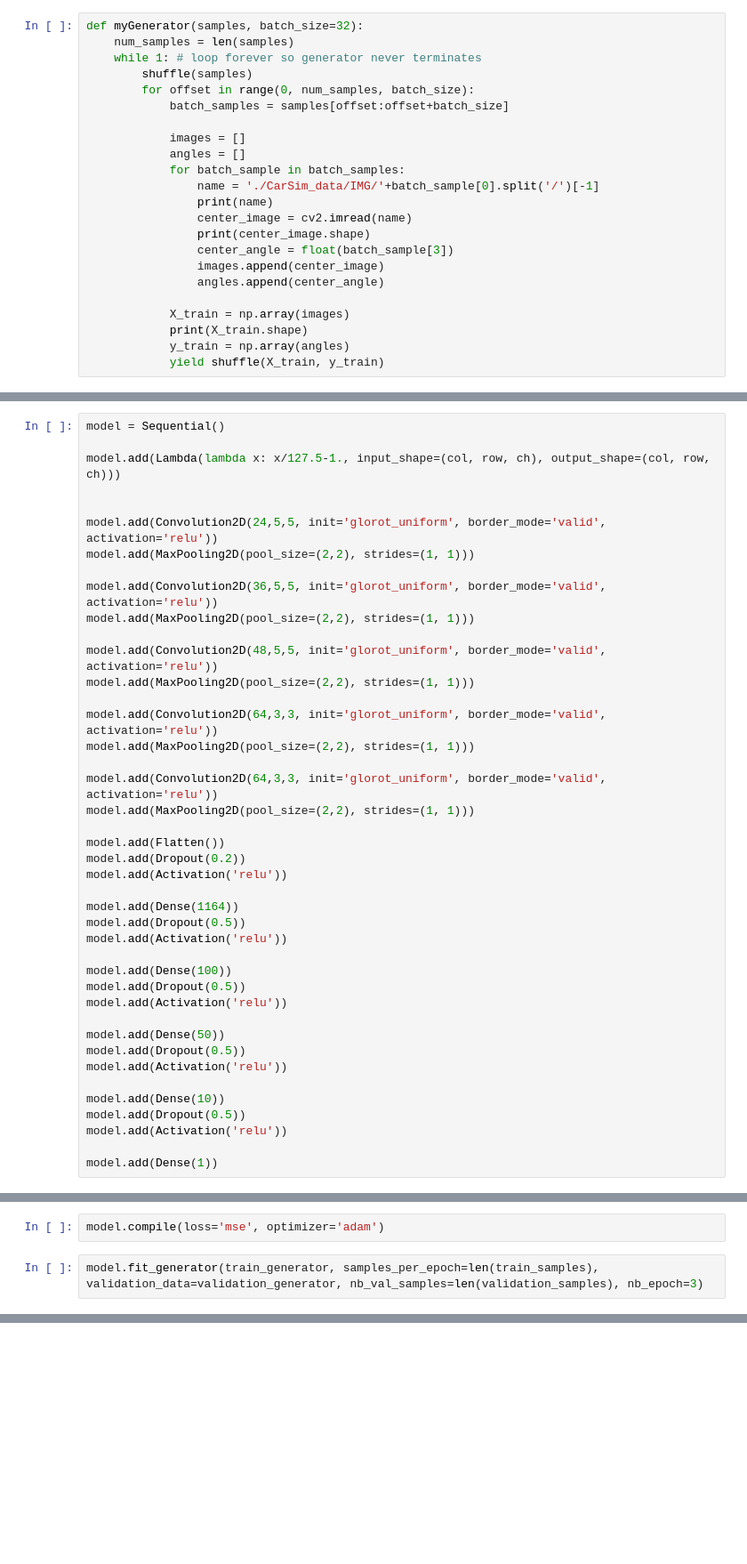
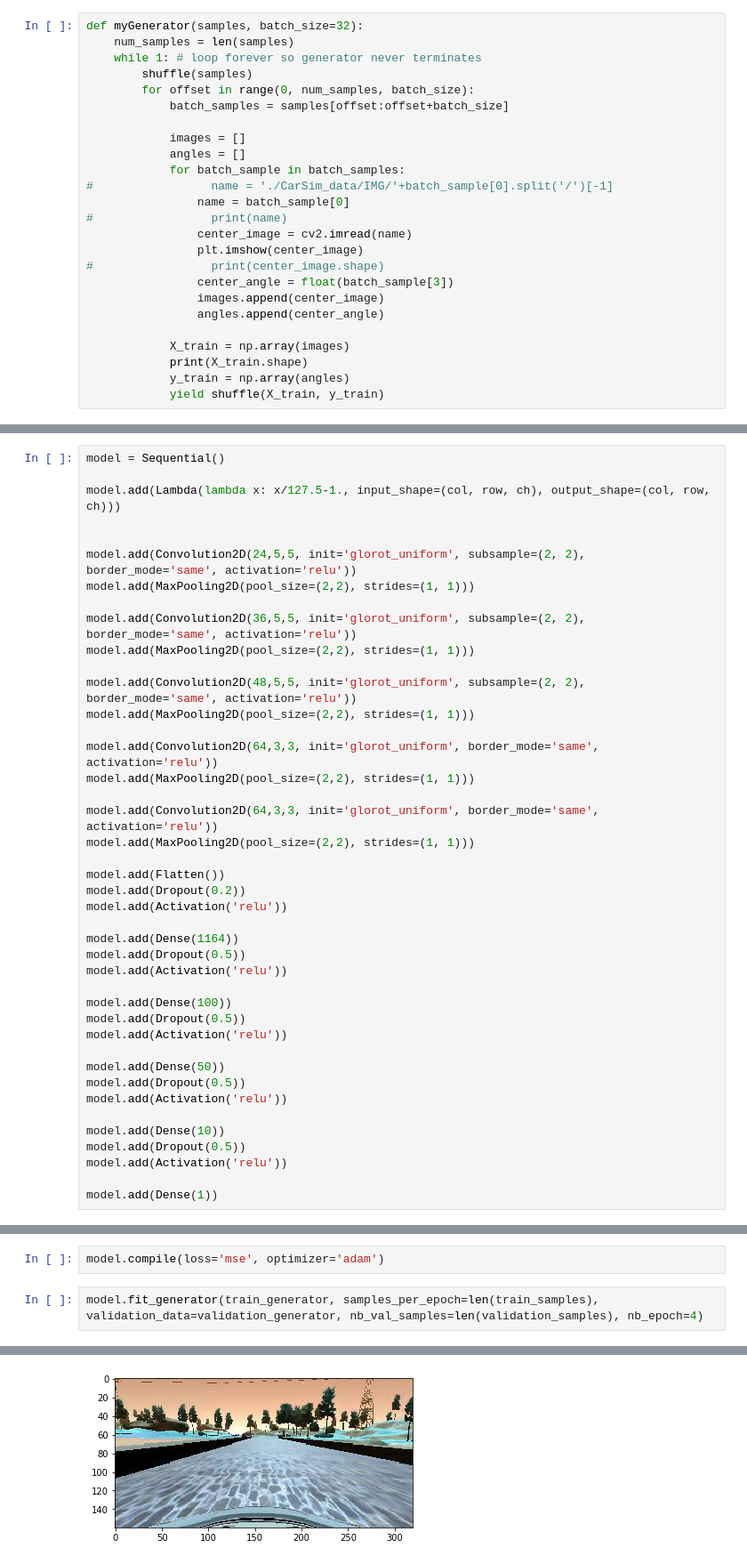
Before and after one commit to anujpotnis/CarND-Behavioral-Cloning-P3, a Jupyter notebook: model.ipynb, the cells around one changed output, grey strips where cells are left out. Shown at 89% size. Drawn from its saved outputs; the diff is of its cells as text; blank space fills up the shorter version.

```diff
--- a/model.ipynb
+++ b/model.ipynb
@@ -119,10 +135,12 @@ def myGenerator(samples, batch_size=32):
             images = []
             angles = []
             for batch_sample in batch_samples:
-                name = './CarSim_data/IMG/'+batch_sample[0].split('/')[-1]
-                print(name)
+#                 name = './CarSim_data/IMG/'+batch_sample[0].split('/')[-1]
+                name = batch_sample[0]
+#                 print(name)
                 center_image = cv2.imread(name)
-                print(center_image.shape)
+                plt.imshow(center_image)
+#                 print(center_image.shape)
                 center_angle = float(batch_sample[3])
                 images.append(center_image)
                 angles.append(center_angle)
@@ -150,19 +178,19 @@ model = Sequential()
 model.add(Lambda(lambda x: x/127.5-1., input_shape=(col, row, ch), output_shape=(col, row, ch)))
 
 
-model.add(Convolution2D(24,5,5, init='glorot_uniform', border_mode='valid', activation='relu'))
+model.add(Convolution2D(24,5,5, init='glorot_uniform', subsample=(2, 2), border_mode='same', activation='relu'))
 model.add(MaxPooling2D(pool_size=(2,2), strides=(1, 1)))
 
-model.add(Convolution2D(36,5,5, init='glorot_uniform', border_mode='valid', activation='relu'))
+model.add(Convolution2D(36,5,5, init='glorot_uniform', subsample=(2, 2), border_mode='same', activation='relu'))
 model.add(MaxPooling2D(pool_size=(2,2), strides=(1, 1)))
 
-model.add(Convolution2D(48,5,5, init='glorot_uniform', border_mode='valid', activation='relu'))
+model.add(Convolution2D(48,5,5, init='glorot_uniform', subsample=(2, 2), border_mode='same', activation='relu'))
 model.add(MaxPooling2D(pool_size=(2,2), strides=(1, 1)))
 
-model.add(Convolution2D(64,3,3, init='glorot_uniform', border_mode='valid', activation='relu'))
+model.add(Convolution2D(64,3,3, init='glorot_uniform', border_mode='same', activation='relu'))
 model.add(MaxPooling2D(pool_size=(2,2), strides=(1, 1)))
 
-model.add(Convolution2D(64,3,3, init='glorot_uniform', border_mode='valid', activation='relu'))
+model.add(Convolution2D(64,3,3, init='glorot_uniform', border_mode='same', activation='relu'))
 model.add(MaxPooling2D(pool_size=(2,2), strides=(1, 1)))
 
 model.add(Flatten())
@@ -189,4 +237,5 @@ model.add(Dense(1))
 # %%
 model.compile(loss='mse', optimizer='adam')
 # %%
-model.fit_generator(train_generator, samples_per_epoch=len(train_samples), validation_data=validation_generator, nb_val_samples=len(validation_samples), nb_epoch=3)
+model.fit_generator(train_generator, samples_per_epoch=len(train_samples), validation_data=validation_generator, nb_val_samples=len(validation_samples), nb_epoch=4)
+# %% [output]
@@ -192,0 +260 @@ model.fit_generator(train_generator, samples_per_epoch=len(train_samples), valid
+[figure, added]
```
Also changed, not shown: parts of 17 cells of this notebook.
